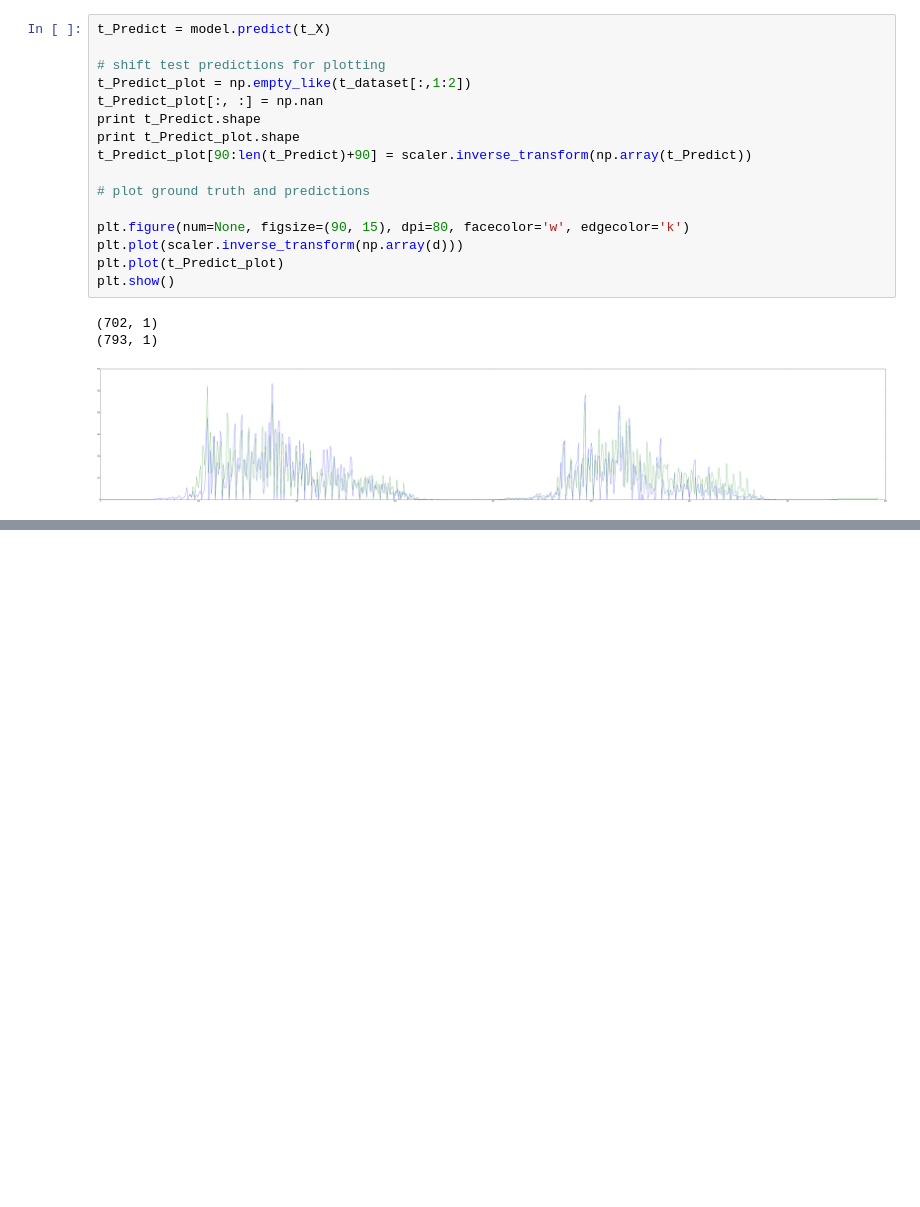
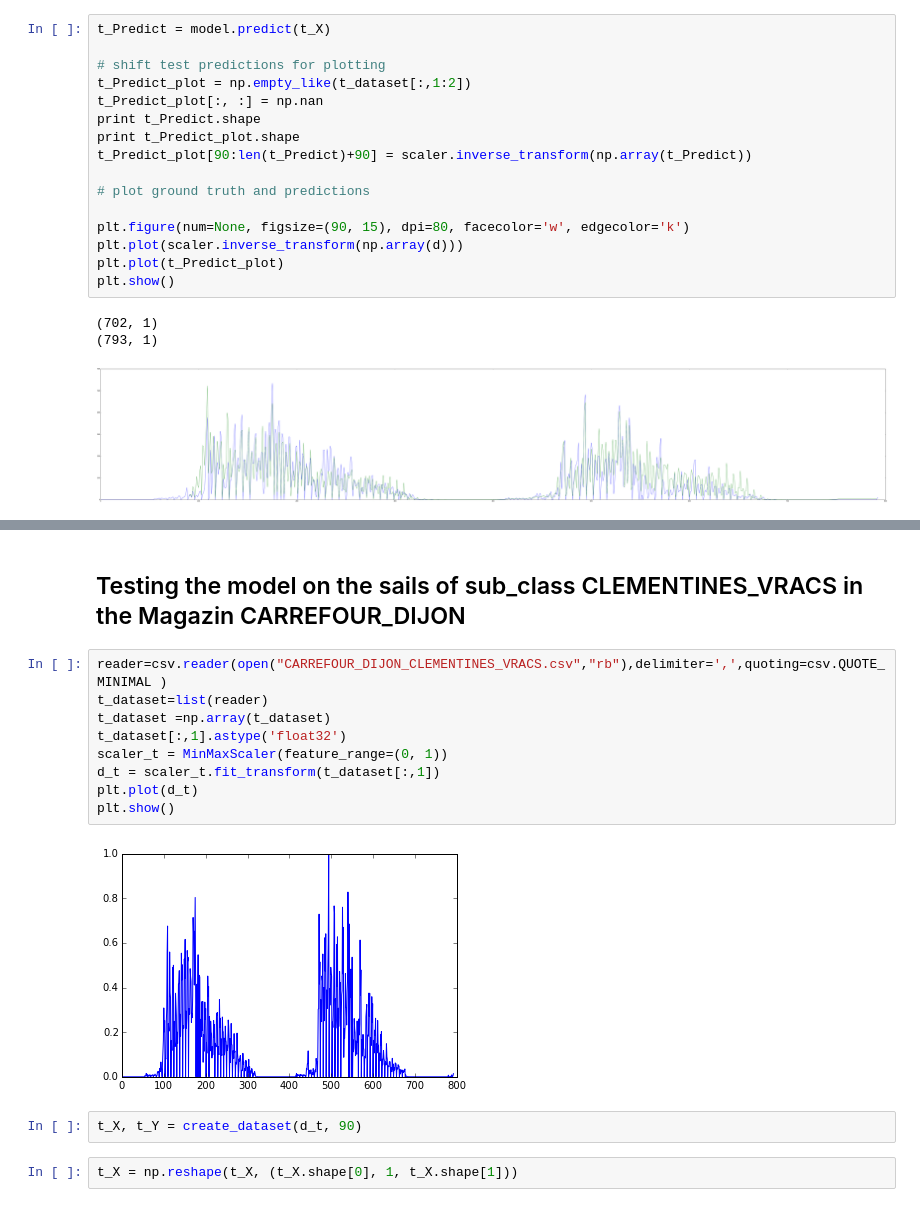
Before and after one commit to eljeilany/SP-public, a Jupyter notebook: predictions day by day.ipynb, the cells around one changed output, grey strips where cells are left out. Cells and saved outputs as stored; diff of their text form; blank space fills up the shorter version.

Commit message:
testing on cfr dijon

```diff
--- a/predictions day by day.ipynb
+++ b/predictions day by day.ipynb
@@ -164,0 +178,17 @@ plt.show()
+# %% [markdown]
+## Testing the model on the sails of sub_class CLEMENTINES_VRACS in the Magazin CARREFOUR_DIJON
+# %%
+reader=csv.reader(open("CARREFOUR_DIJON_CLEMENTINES_VRACS.csv","rb"),delimiter=',',quoting=csv.QUOTE_MINIMAL )
+t_dataset=list(reader)
+t_dataset =np.array(t_dataset)
+t_dataset[:,1].astype('float32')
+scaler_t = MinMaxScaler(feature_range=(0, 1))
+d_t = scaler_t.fit_transform(t_dataset[:,1])
+plt.plot(d_t)
+plt.show()
+# %% [output]
+[figure, added]
+# %%
+t_X, t_Y = create_dataset(d_t, 90)
+# %%
+t_X = np.reshape(t_X, (t_X.shape[0], 1, t_X.shape[1]))
```
Also changed, not shown: parts of 9 cells of this notebook.
